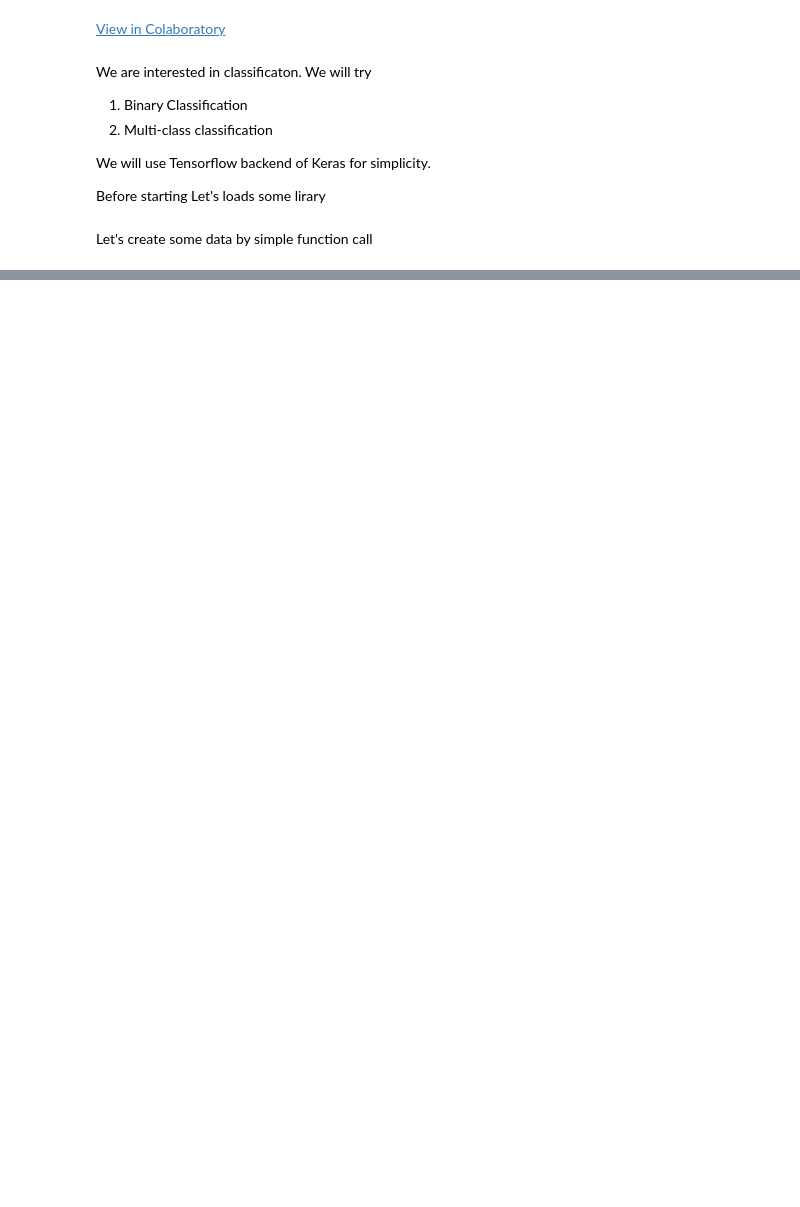
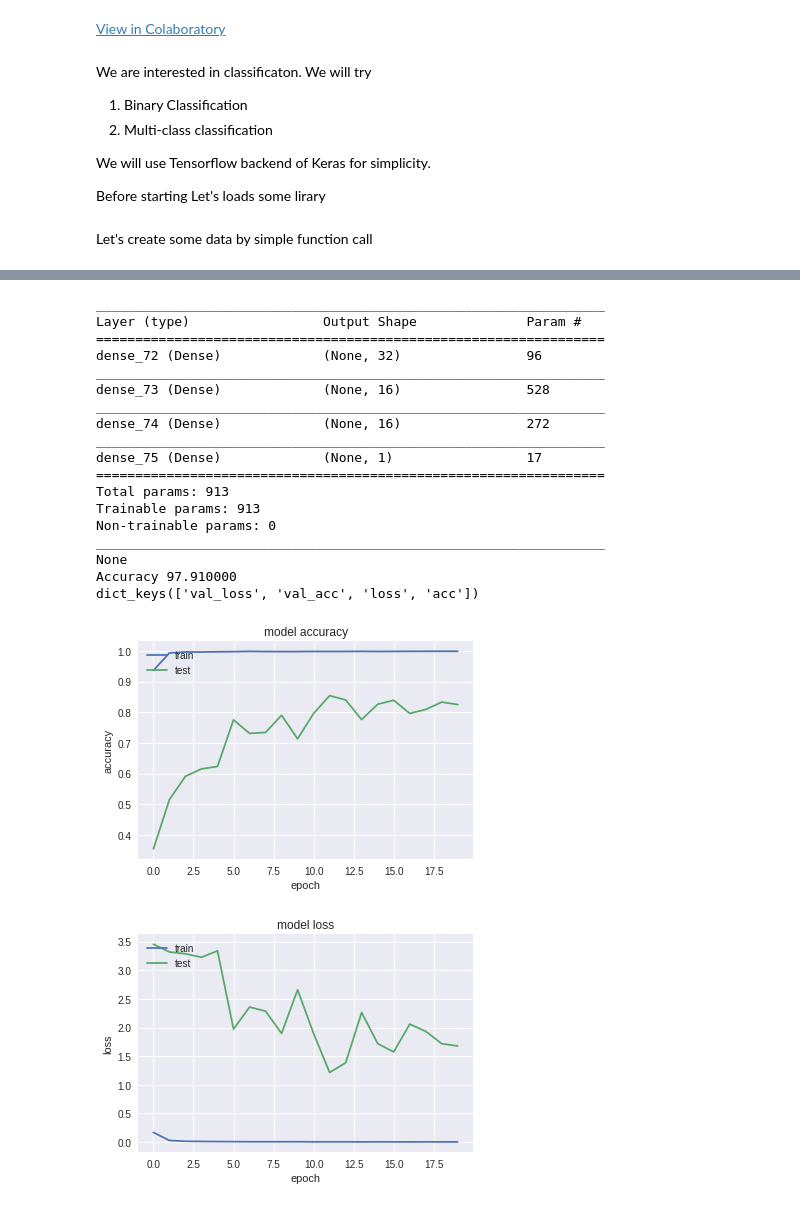
Before and after one commit to mdasadul/tensorflow_examples, a Jupyter notebook: Spiral_keras.ipynb, the cells around one changed output, grey strips where cells are left out. Drawn from its saved outputs; the diff is of its cells as text; code cells hidden in the pictures; blank space fills up the shorter version.

```diff
--- a/Spiral_keras.ipynb
+++ b/Spiral_keras.ipynb
@@ -91,0 +90,24 @@ dict_keys(['val_loss', 'val_acc', 'loss', 'acc'])
+# %%
+
+keras_model(X,y)
+# %% [output]
+_________________________________________________________________
+Layer (type)                 Output Shape              Param #
+=================================================================
+dense_72 (Dense)             (None, 32)                96
+_________________________________________________________________
+dense_73 (Dense)             (None, 16)                528
+_________________________________________________________________
+dense_74 (Dense)             (None, 16)                272
+_________________________________________________________________
+dense_75 (Dense)             (None, 1)                 17
+=================================================================
+Total params: 913
+Trainable params: 913
+Non-trainable params: 0
+_________________________________________________________________
+None
+Accuracy 97.910000
+dict_keys(['val_loss', 'val_acc', 'loss', 'acc'])
+[figure, added]
+[figure, added]
```
Also changed, not shown: parts of 7 cells of this notebook.
